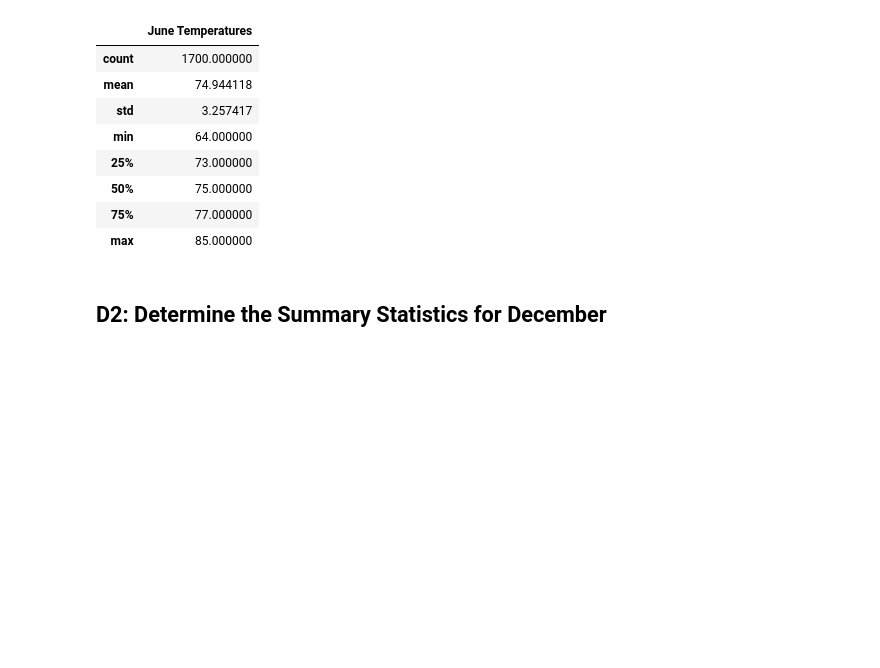
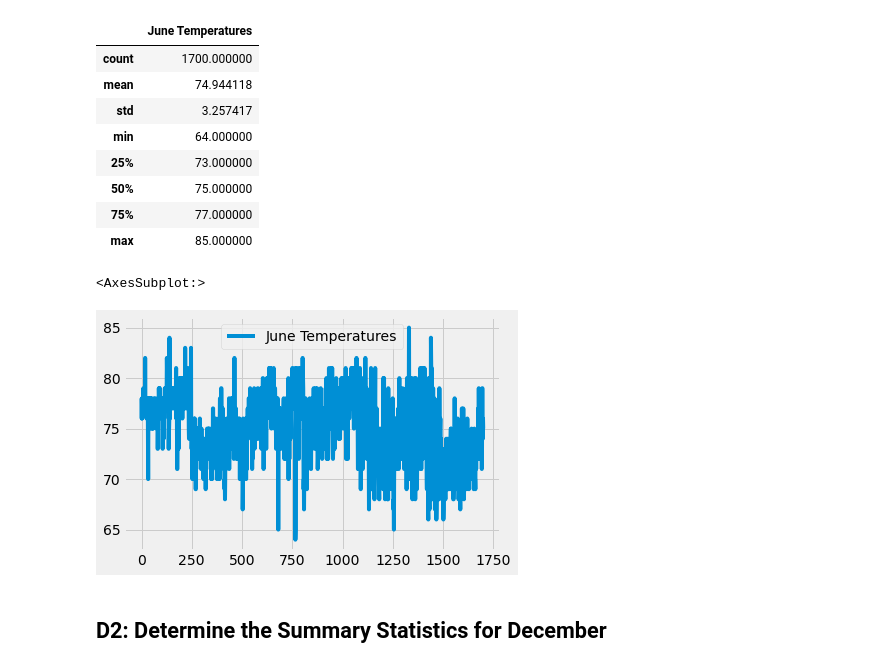
Before and after one commit to izzyd24/surfs_up, a Jupyter notebook: SurfsUp_Challenge.ipynb, the cells around one changed output. Drawn from its saved outputs; the diff is of its cells as text; code cells hidden in the pictures; blank space fills up the shorter version.

```diff
--- a/SurfsUp_Challenge.ipynb
+++ b/SurfsUp_Challenge.ipynb
@@ -8,6 +8,10 @@ from sqlalchemy.ext.automap import automap_base
 from sqlalchemy.orm import Session
 from sqlalchemy import create_engine, func
 import pandas as pd
+%matplotlib inline
+from matplotlib import style
+style.use('fivethirtyeight')
+import matplotlib.pyplot as plt
 # %%
 engine = create_engine("sqlite:///hawaii.sqlite")
 
@@ -77,6 +81,12 @@ surf_june_df.describe()
 | 50% | 75.000000 |
 | 75% | 77.000000 |
 | max | 85.000000 |
+# %%
+# plot for better understanding
+surf_june_df.plot()
+# %% [output]
+<AxesSubplot:>
+[figure, added]
 # %% [markdown]
 ## D2: Determine the Summary Statistics for December
 # %%
```
Also changed, not shown: parts of 3 cells of this notebook.
